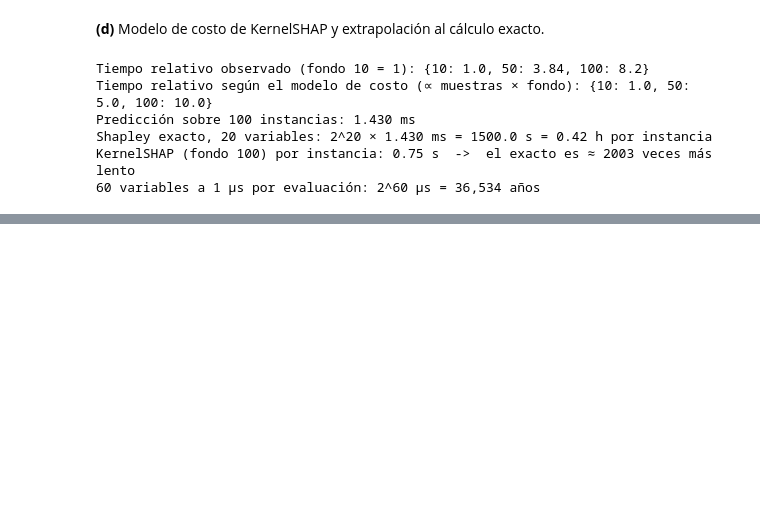
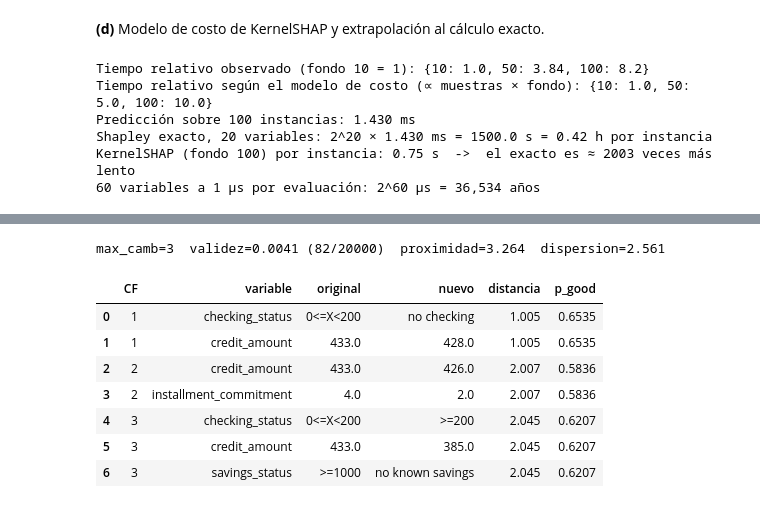
Before and after one commit to Isabella334/DeepLearning-Lab9, a Jupyter notebook: Lab10.ipynb, the cells around one changed output, grey strips where cells are left out. Saved outputs shown, nothing was run; the diff lists cells and outputs as text; code cells hidden in the pictures; blank space fills up the shorter version.

```diff
--- a/Lab10.ipynb
+++ b/Lab10.ipynb
@@ -598,0 +796,55 @@ KernelSHAP (fondo 100) por instancia: 0.75 s  ->  el exacto es ≈ 2003 veces m
+# %%
+# Contrafactuales por muestreo para el cliente rechazado.
+INMUT = ["age", "personal_status", "foreign_worker"]
+ACCION = ["duration", "credit_amount", "installment_commitment", "checking_status", "savings_status"]
+acc_pos = [COLS.index(c) for c in ACCION]
+num_pos = [COLS.index(c) for c in NUM]; cat_pos = [COLS.index(c) for c in CAT]
+MAD = {}
+for c in NUM:
+    col = X_tr[c].values; m = np.median(np.abs(col - np.median(col)))
+    MAD[c] = m if m > 0 else np.mean(np.abs(col - np.mean(col)))
+mad_arr = np.array([MAD[COLS[p]] for p in num_pos])
+x0 = X_te.iloc[i_rech].values
+
+def generar_cf(n_cand, max_camb, seed):
+    rng = np.random.default_rng(seed)
+    ks = rng.integers(1, max_camb + 1, size=n_cand)
+    mask = rng.random((n_cand, len(ACCION))).argsort(1).argsort(1) < ks[:, None]
+    srow = rng.integers(0, Xtr_vals.shape[0], size=(n_cand, len(ACCION)))
+    cand = np.tile(x0, (n_cand, 1)).astype(float)
+    for a, p in enumerate(acc_pos):
+        cand[:, p] = np.where(mask[:, a], Xtr_vals[srow[:, a], p], x0[p])
+    prob = gb.predict_proba(pd.DataFrame(cand, columns=COLS))[:, 1]
+    dif = cand != x0
+    dist = (np.abs(cand[:, num_pos] - x0[num_pos]) / mad_arr).sum(1) + dif[:, cat_pos].sum(1)
+    return cand, prob, dif, dist
+
+THETA, max_camb = 0.5, 3
+cand, prob, dif, dist = generar_cf(20000, max_camb, SEED)
+if (prob >= THETA).sum() == 0:
+    max_camb = 5; cand, prob, dif, dist = generar_cf(20000, max_camb, SEED)
+valid = prob >= THETA; camb = dif[:, acc_pos].sum(1)
+print(f"max_camb={max_camb}  validez={valid.mean():.4f} ({valid.sum()}/20000)  "
+      f"proximidad={dist[valid].mean():.3f}  dispersion={camb[valid].mean():.3f}")
+
+orden = np.argsort(dist); orden = orden[valid[orden]]
+elegidos, sets = [], []
+for k in orden:
+    s = frozenset(COLS[p] for p in np.where(dif[k])[0])
+    if s not in sets: elegidos.append(k); sets.append(s)
+    if len(elegidos) == 3: break
+T34 = pd.DataFrame([{"CF": r, "variable": COLS[p], "original": decodificar(COLS[p], x0[p]),
+                     "nuevo": decodificar(COLS[p], cand[k, p]), "distancia": round(float(dist[k]), 3),
+                     "p_good": round(float(prob[k]), 4)}
+                    for r, k in enumerate(elegidos, 1) for p in np.where(dif[k])[0]])
+T34
+# %% [output]
+max_camb=3  validez=0.0041 (82/20000)  proximidad=3.264  dispersion=2.561
+|  | CF | variable | original | nuevo | distancia | p_good |
+| 0 | 1 | checking_status | 0<=X<200 | no checking | 1.005 | 0.6535 |
+| 1 | 1 | credit_amount | 433.0 | 428.0 | 1.005 | 0.6535 |
+| 2 | 2 | credit_amount | 433.0 | 426.0 | 2.007 | 0.5836 |
+| 3 | 2 | installment_commitment | 4.0 | 2.0 | 2.007 | 0.5836 |
+| 4 | 3 | checking_status | 0<=X<200 | >=200 | 2.045 | 0.6207 |
+| 5 | 3 | credit_amount | 433.0 | 385.0 | 2.045 | 0.6207 |
+| 6 | 3 | savings_status | >=1000 | no known savings | 2.045 | 0.6207 |
```
Also changed, not shown: parts of 13 cells of this notebook, 3 other files.
